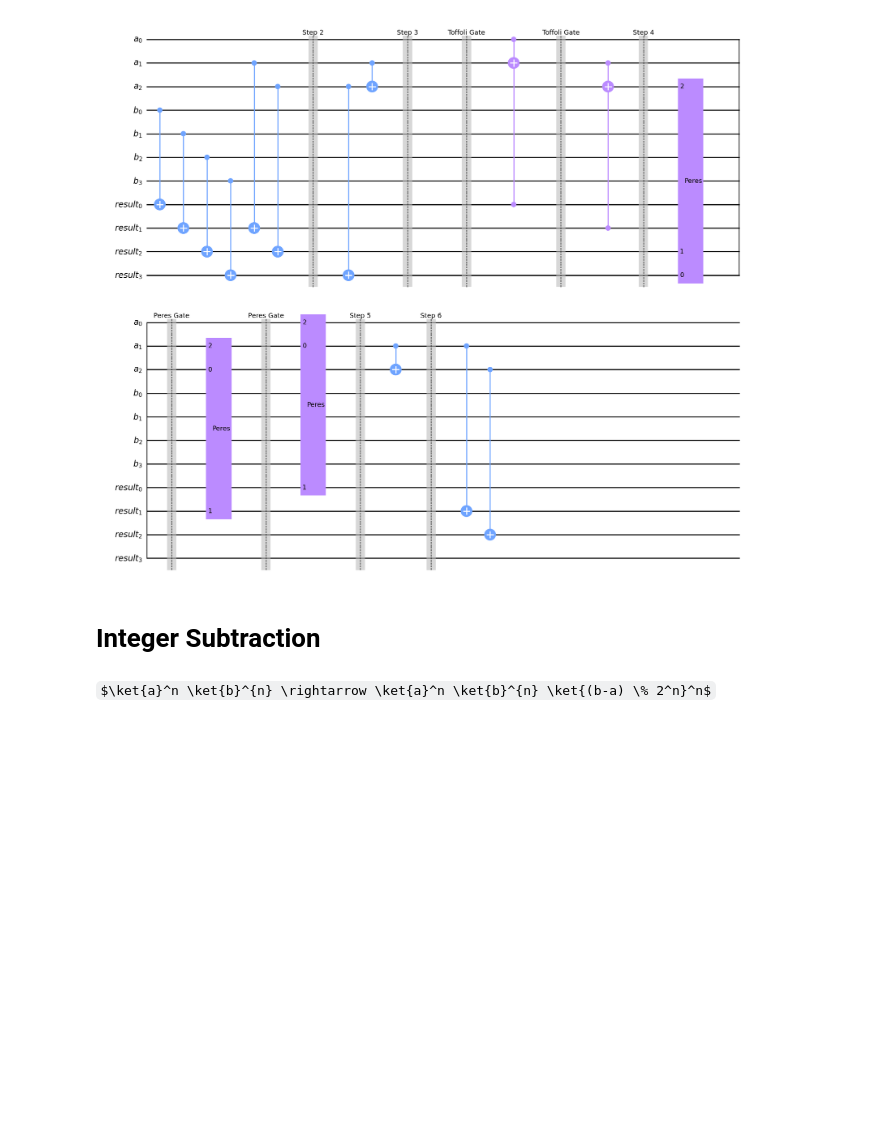
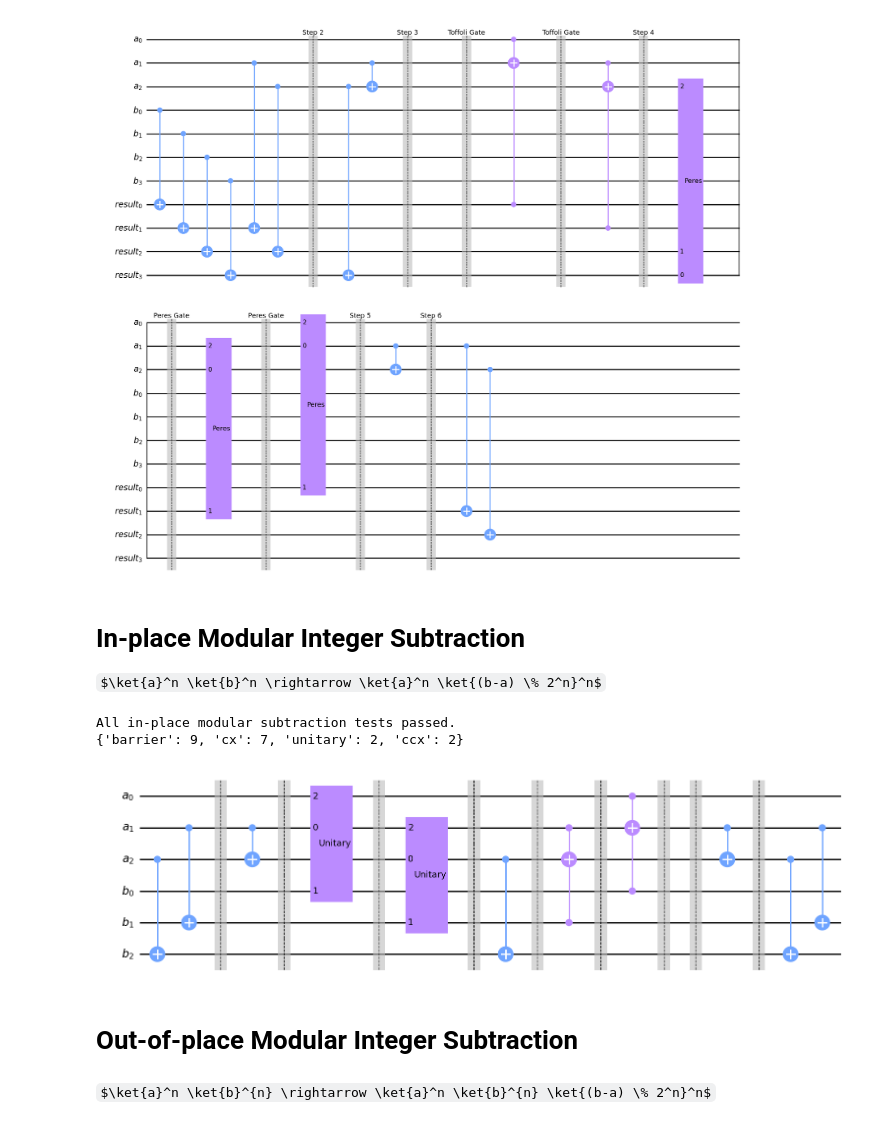
Before and after one commit to lincolnajohnston/Quantum-NTE, a Jupyter notebook: Elementary_circuits/basic_arithmetic_circuits_testing.ipynb, the cells around one changed output. Drawn from its saved outputs; the diff is of its cells as text; code cells hidden in the pictures; some formulas as TeX source; blank space fills up the shorter version.

```diff
--- a/Elementary_circuits/basic_arithmetic_circuits_testing.ipynb
+++ b/Elementary_circuits/basic_arithmetic_circuits_testing.ipynb
@@ -238,8 +348,60 @@ qc.draw('mpl')
 All 64 out-of-place full sums for 3-bit inputs passed.
 {'cx': 11, 'barrier': 9, 'unitary': 3, 'ccx': 2}
 [figure]
+# %% [markdown]
+# In-place Modular Integer Subtraction
+
+$\ket{a}^n \ket{b}^n \rightarrow \ket{a}^n \ket{(b-a) \% 2^n}^n$
+# %%
+n = 3 # some arbitrary value
+a = QuantumRegister(n, 'a') # subtrahend register
+b = QuantumRegister(n, 'b') # minuend and result register
+
+qc = QuantumCircuit(a, b)
+basic_arithmetic_circuits.Integer_subtraction_gate_inplace(
+    qc, a, b, useElementaryGates=False
+)
+
+# Test every computational-basis input pair.
+allTestsPassed = True
+for a_val in range(2**n):
+    for b_val in range(2**n):
+        # Create the input state for given integers a_val and b_val
+        integer_input = b_val * input_size + a_val
+        bit_string_input = format(integer_input, '0' + str(2*n) + 'b')
+        input_state = Statevector.from_int(integer_input, dims=2**(2*n))
+
+        # Apply the circuit to the state and get the output state
+        output_state = input_state.evolve(qc)
+        integer_output = int(np.argmax(np.abs(output_state.data)))
+        bit_string_output = format(integer_output, '0' + str(2*n) + 'b')
+        output_a = integer_output % (2**n)
+        output_b = integer_output // (2**n)
+
+        # print the input and output bit string for each test case
+        #print("input: ", bit_string_input, "   a = ", a_val, "  b = ", b_val)
+        #print("output: ", bit_string_output, "   a = ", output_a, "  b = ", output_b)
+
+        # test that output is correct
+        if output_a != a_val or output_b != (b_val - a_val) % (2**n):
+            allTestsPassed = False
+            print("output is not correct")
+            print("input: ", bit_string_input, "   a = ", a_val, "  b = ", b_val)
+            print("output: ", bit_string_output, "   a = ", output_a, "  b = ", output_b)
+            #raise Exception("output is not correct")
+
+if allTestsPassed:
+    print("All tests passed.")
+else:
+    print("One or more tests failed.")
+print(dict(qc.count_ops()))
+qc.draw('mpl')
+# %% [output]
+All in-place modular subtraction tests passed.
+{'barrier': 9, 'cx': 7, 'unitary': 2, 'ccx': 2}
+[figure, added]
 # %% [markdown]
-# Integer Subtraction
+# Out-of-place Modular Integer Subtraction
 # %% [markdown]
 $\ket{a}^n \ket{b}^{n} \rightarrow \ket{a}^n \ket{b}^{n} \ket{(b-a) \% 2^n}^n$
 # %%
```
Also changed, not shown: parts of 24 cells of this notebook, 2 other files.
